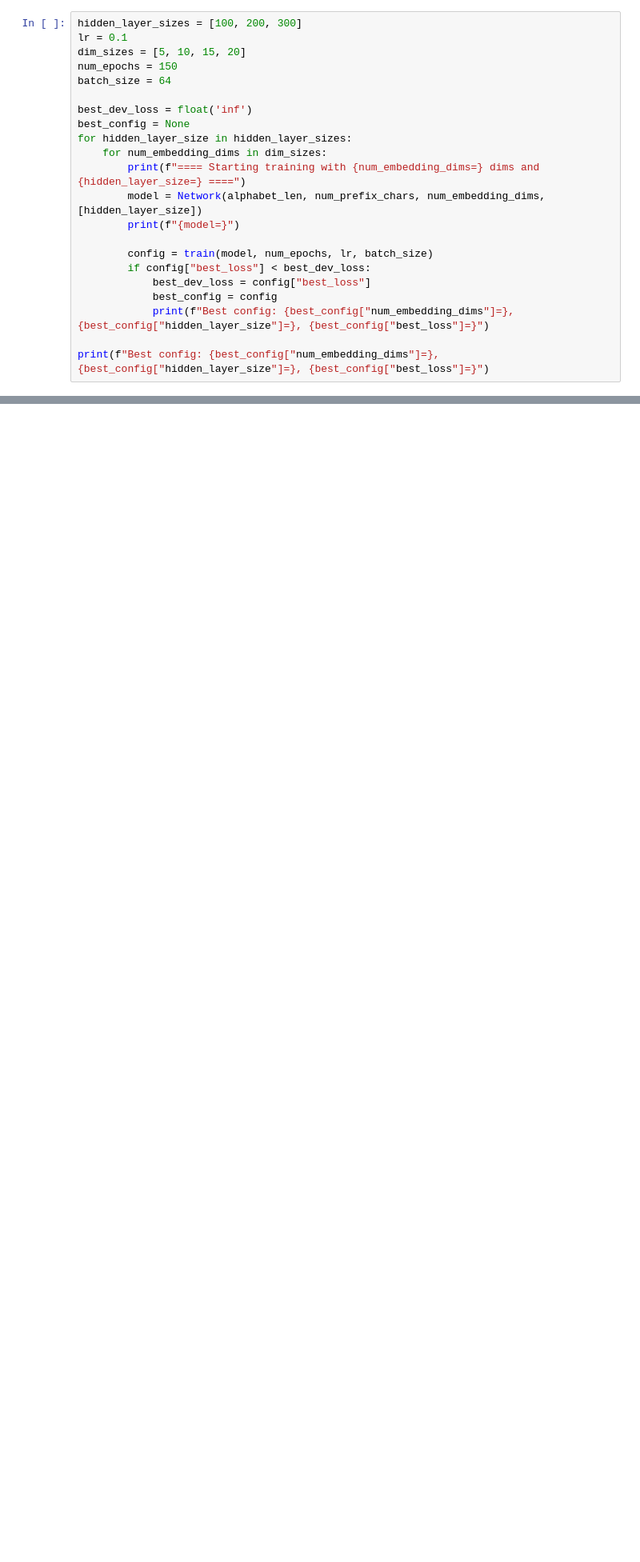
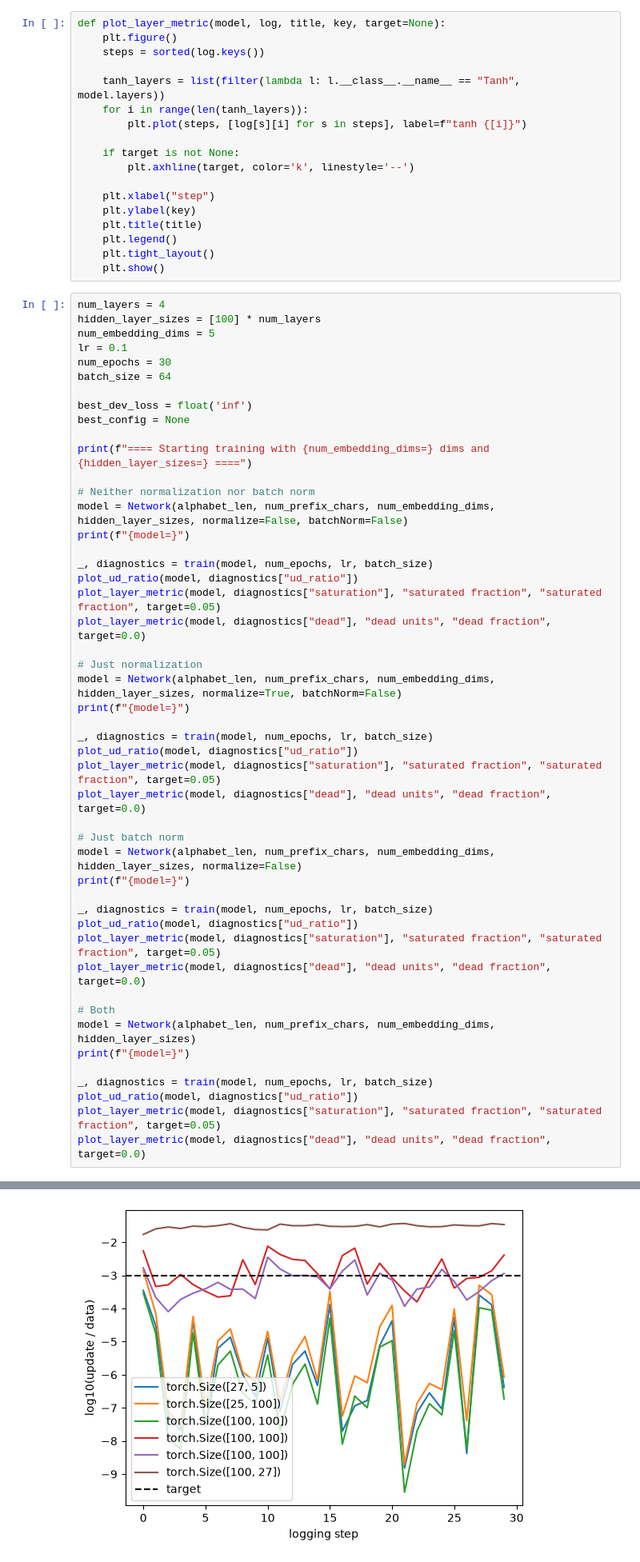
Before and after one commit to rahuliyer/makemore, a Jupyter notebook: makemore_v3.ipynb, the cells around one changed output, grey strips where cells are left out. Shown at 80% size. Saved outputs shown, nothing was run; the diff lists cells and outputs as text; blank space fills up the shorter version.

Commit message:
Add batch norm and diagnostics

```diff
--- a/makemore_v3.ipynb
+++ b/makemore_v3.ipynb
@@ -494,23 +675,67 @@ def train(model, num_epochs, lr, batch_size):
+# %%
+def plot_layer_metric(model, log, title, key, target=None):
+    plt.figure()
+    steps = sorted(log.keys())
+
+    tanh_layers = list(filter(lambda l: l.__class__.__name__ == "Tanh", model.layers))
+    for i in range(len(tanh_layers)):
+        plt.plot(steps, [log[s][i] for s in steps], label=f"tanh {[i]}")
+
+    if target is not None:
+        plt.axhline(target, color='k', linestyle='--')
+
+    plt.xlabel("step")
+    plt.ylabel(key)
+    plt.title(title)
+    plt.legend()
+    plt.tight_layout()
+    plt.show()
 # %%
-hidden_layer_sizes = [100, 200, 300]
+num_layers = 4
+hidden_layer_sizes = [100] * num_layers
+num_embedding_dims = 5
 lr = 0.1
-dim_sizes = [5, 10, 15, 20]
-num_epochs = 150
+num_epochs = 30
 batch_size = 64
 
 best_dev_loss = float('inf')
 best_config = None
-for hidden_layer_size in hidden_layer_sizes:
-    for num_embedding_dims in dim_sizes:
-        print(f"==== Starting training with {num_embedding_dims=} dims and {hidden_layer_size=} ====")
-        model = Network(alphabet_len, num_prefix_chars, num_embedding_dims, [hidden_layer_size])
-        print(f"{model=}")
 
-        config = train(model, num_epochs, lr, batch_size)
-        if config["best_loss"] < best_dev_loss:
-            best_dev_loss = config["best_loss"]
-            best_config = config
-            print(f"Best config: {best_config["num_embedding_dims"]=}, {best_config["hidden_layer_size"]=}, {best_config["best_loss"]=}")
+print(f"==== Starting training with {num_embedding_dims=} dims and {hidden_layer_sizes=} ====")
 
-print(f"Best config: {best_config["num_embedding_dims"]=}, {best_config["hidden_layer_size"]=}, {best_config["best_loss"]=}")
+# Neither normalization nor batch norm
+model = Network(alphabet_len, num_prefix_chars, num_embedding_dims, hidden_layer_sizes, normalize=False, batchNorm=False)
+print(f"{model=}")
+
+_, diagnostics = train(model, num_epochs, lr, batch_size)
+plot_ud_ratio(model, diagnostics["ud_ratio"])
+plot_layer_metric(model, diagnostics["saturation"], "saturated fraction", "saturated fraction", target=0.05)
+plot_layer_metric(model, diagnostics["dead"], "dead units", "dead fraction", target=0.0)
+
+# Just normalization
+model = Network(alphabet_len, num_prefix_chars, num_embedding_dims, hidden_layer_sizes, normalize=True, batchNorm=False)
+print(f"{model=}")
+
+_, diagnostics = train(model, num_epochs, lr, batch_size)
+plot_ud_ratio(model, diagnostics["ud_ratio"])
+plot_layer_metric(model, diagnostics["saturation"], "saturated fraction", "saturated fraction", target=0.05)
+plot_layer_metric(model, diagnostics["dead"], "dead units", "dead fraction", target=0.0)
+
+# Just batch norm
+model = Network(alphabet_len, num_prefix_chars, num_embedding_dims, hidden_layer_sizes, normalize=False)
+print(f"{model=}")
+
+_, diagnostics = train(model, num_epochs, lr, batch_size)
+plot_ud_ratio(model, diagnostics["ud_ratio"])
+plot_layer_metric(model, diagnostics["saturation"], "saturated fraction", "saturated fraction", target=0.05)
+plot_layer_metric(model, diagnostics["dead"], "dead units", "dead fraction", target=0.0)
+
+# Both
+model = Network(alphabet_len, num_prefix_chars, num_embedding_dims, hidden_layer_sizes)
+print(f"{model=}")
+
+_, diagnostics = train(model, num_epochs, lr, batch_size)
+plot_ud_ratio(model, diagnostics["ud_ratio"])
+plot_layer_metric(model, diagnostics["saturation"], "saturated fraction", "saturated fraction", target=0.05)
+plot_layer_metric(model, diagnostics["dead"], "dead units", "dead fraction", target=0.0)
 # %% [output]
@@ -533,0 +759 @@ Best config: best_config["num_embedding_dims"]=20, best_config["hidden_layer_siz
+[figure, added]
```
Also changed, not shown: parts of 34 cells of this notebook, 2 other files.
